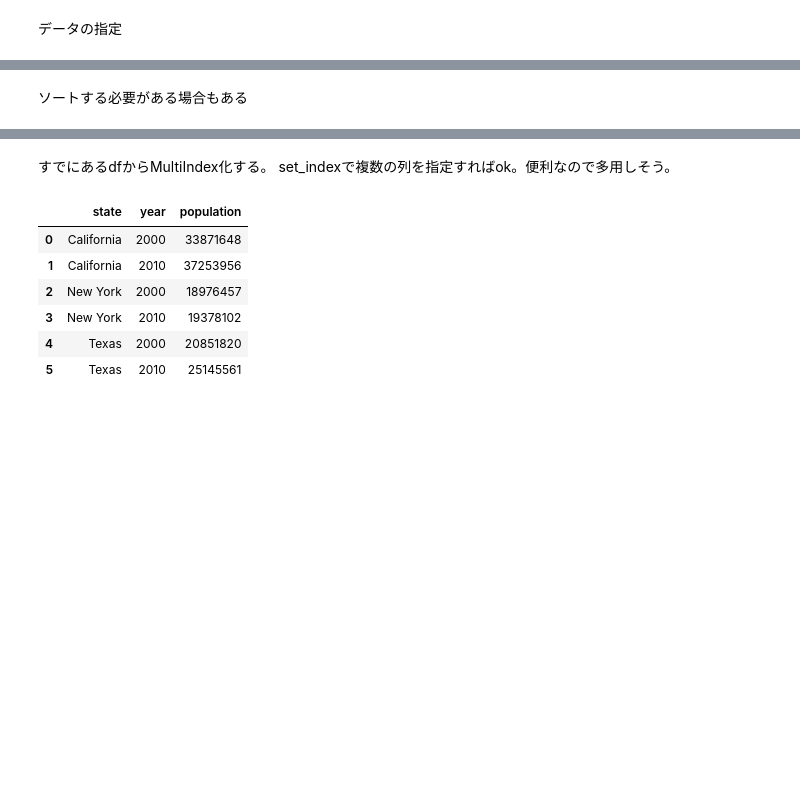
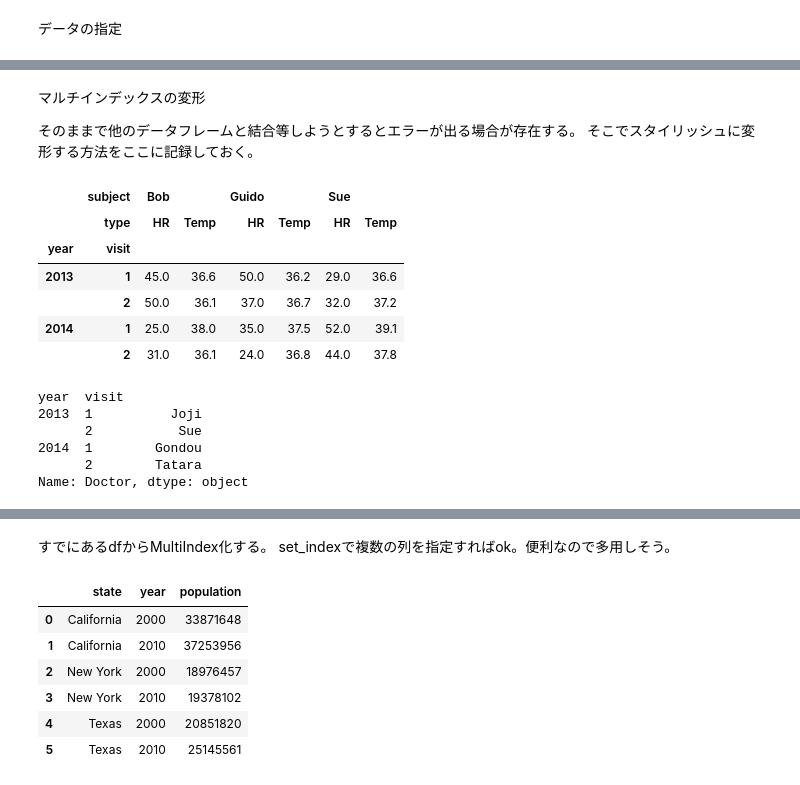
Before and after one commit to masakiaota/study, a Jupyter notebook: my_cheatsheet/Pandas.ipynb, the cells around one changed output, grey strips where cells are left out. Saved outputs shown, nothing was run; the diff lists cells and outputs as text; code cells hidden in the pictures; blank space fills up the shorter version.

```diff
--- a/my_cheatsheet/Pandas.ipynb
+++ b/my_cheatsheet/Pandas.ipynb
@@ -646,2 +646,25 @@ health_data.loc[idx[:, 1], idx[:, 'HR']]
-# %% [markdown]
-ソートする必要がある場合もある
+# %% [markdown]
+マルチインデックスの変形
+
+そのままで他のデータフレームと結合等しようとするとエラーが出る場合が存在する。
+そこでスタイリッシュに変形する方法をここに記録しておく。
+# %%
+health_data
+# %% [output]
+|  | subject | Bob |  | Guido |  | Sue |  |
+|  | type | HR | Temp | HR | Temp | HR | Temp |
+| year | visit |  |  |  |  |  |  |
+| 2013 | 1 | 45.0 | 36.6 | 50.0 | 36.2 | 29.0 | 36.6 |
+|  | 2 | 50.0 | 36.1 | 37.0 | 36.7 | 32.0 | 37.2 |
+| 2014 | 1 | 25.0 | 38.0 | 35.0 | 37.5 | 52.0 | 39.1 |
+|  | 2 | 31.0 | 36.1 | 24.0 | 36.8 | 44.0 | 37.8 |
+# %%
+doctor = pd.Series(["Joji", "Sue", "Gondou", "Tatara"], index=health_data.index, name="Doctor")
+doctor
+# %% [output]
+year  visit
+2013  1          Joji
+      2           Sue
+2014  1        Gondou
+      2        Tatara
+Name: Doctor, dtype: object
```
Also changed, not shown: parts of 27 cells of this notebook.
